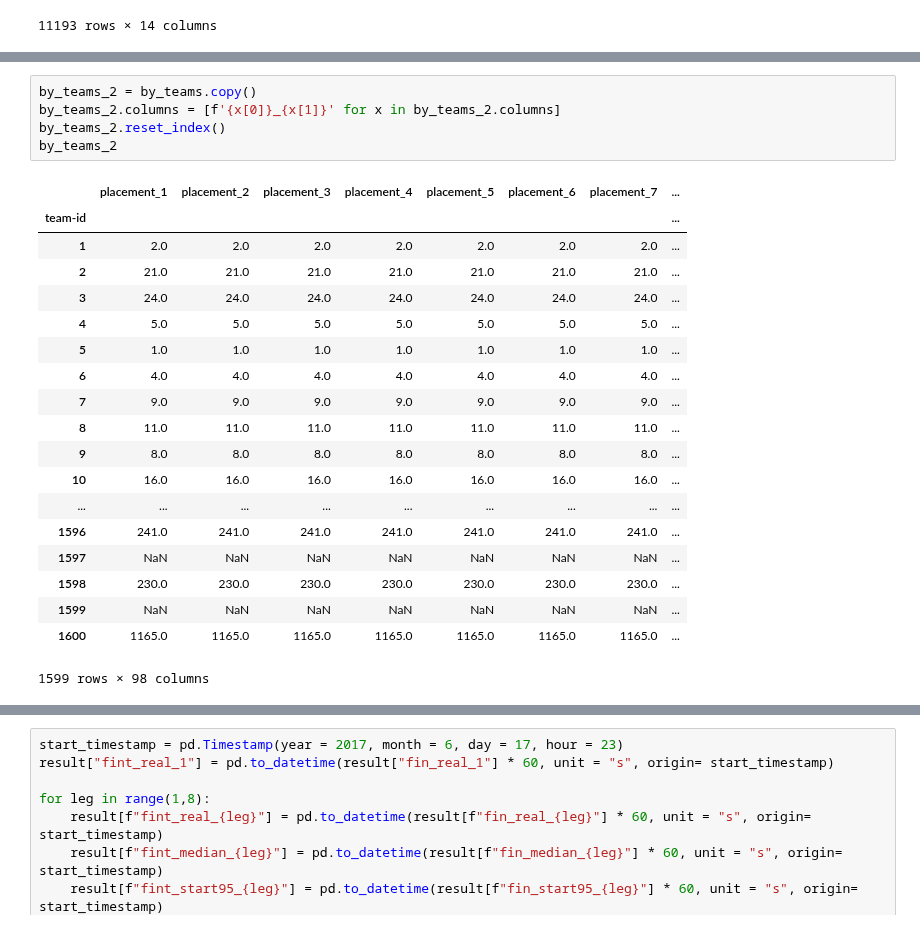
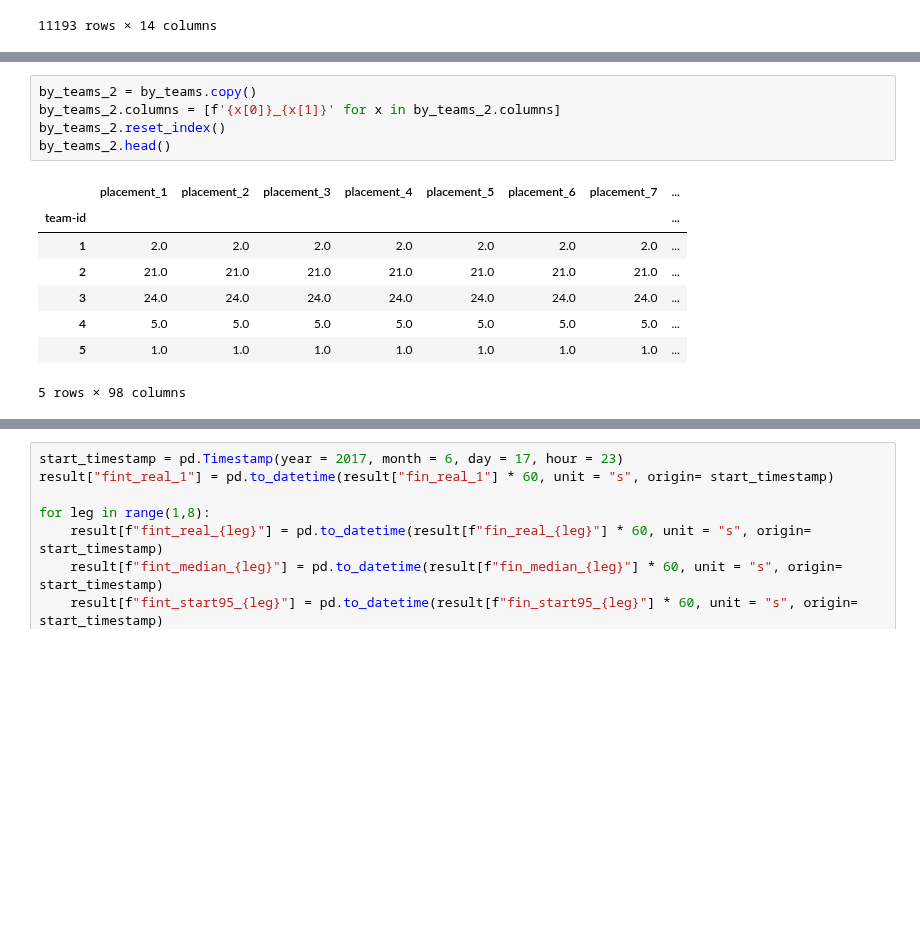
Before and after one commit to dins/jukola-xml-model, a Jupyter notebook: log_normal_estimates.ipynb, the cells around one changed output, grey strips where cells are left out. Drawn from its saved outputs; the diff is of its cells as text; blank space fills up the shorter version.

```diff
--- a/log_normal_estimates.ipynb
+++ b/log_normal_estimates.ipynb
@@ -318,27 +276,16 @@ simulated = by_teams.apply(get_simulated_medians, axis=1)
 # %%
 by_teams_2 = by_teams.copy()
 by_teams_2.columns = [f'{x[0]}_{x[1]}' for x in by_teams_2.columns]
 by_teams_2.reset_index()
-by_teams_2
+by_teams_2.head()
 # %% [output]
 |  | placement_1 | placement_2 | placement_3 | placement_4 | placement_5 | placement_6 | placement_7 | ... |
 | team-id |  |  |  |  |  |  |  | ... |
 | 1 | 2.0 | 2.0 | 2.0 | 2.0 | 2.0 | 2.0 | 2.0 | ... |
 | 2 | 21.0 | 21.0 | 21.0 | 21.0 | 21.0 | 21.0 | 21.0 | ... |
 | 3 | 24.0 | 24.0 | 24.0 | 24.0 | 24.0 | 24.0 | 24.0 | ... |
 | 4 | 5.0 | 5.0 | 5.0 | 5.0 | 5.0 | 5.0 | 5.0 | ... |
 | 5 | 1.0 | 1.0 | 1.0 | 1.0 | 1.0 | 1.0 | 1.0 | ... |
-| 6 | 4.0 | 4.0 | 4.0 | 4.0 | 4.0 | 4.0 | 4.0 | ... |
-| 7 | 9.0 | 9.0 | 9.0 | 9.0 | 9.0 | 9.0 | 9.0 | ... |
-| 8 | 11.0 | 11.0 | 11.0 | 11.0 | 11.0 | 11.0 | 11.0 | ... |
-| 9 | 8.0 | 8.0 | 8.0 | 8.0 | 8.0 | 8.0 | 8.0 | ... |
-| 10 | 16.0 | 16.0 | 16.0 | 16.0 | 16.0 | 16.0 | 16.0 | ... |
-| ... | ... | ... | ... | ... | ... | ... | ... | ... |
-| 1596 | 241.0 | 241.0 | 241.0 | 241.0 | 241.0 | 241.0 | 241.0 | ... |
-| 1597 | NaN | NaN | NaN | NaN | NaN | NaN | NaN | ... |
-| 1598 | 230.0 | 230.0 | 230.0 | 230.0 | 230.0 | 230.0 | 230.0 | ... |
-| 1599 | NaN | NaN | NaN | NaN | NaN | NaN | NaN | ... |
-| 1600 | 1165.0 | 1165.0 | 1165.0 | 1165.0 | 1165.0 | 1165.0 | 1165.0 | ... |
-1599 rows × 98 columns
+5 rows × 98 columns
 # %%
 result = pd.concat([by_teams_2, simulated], axis=1, join='inner')
```
Also changed, not shown: parts of 6 cells of this notebook.
